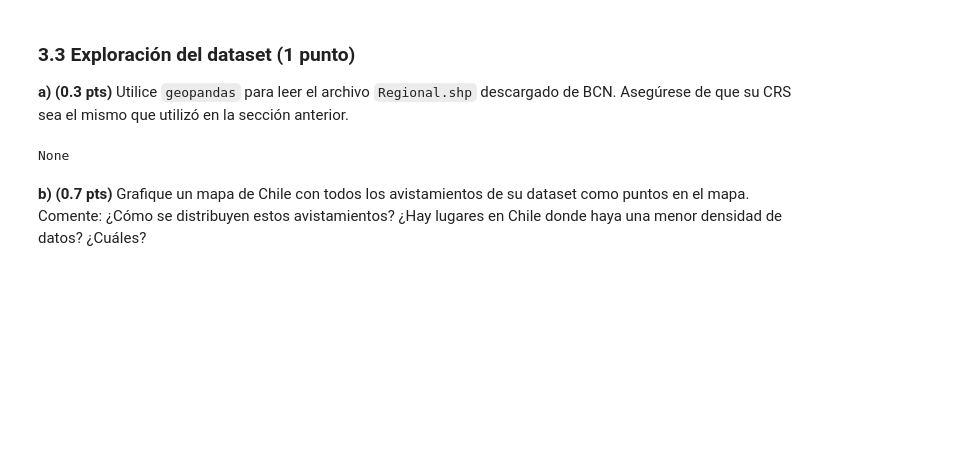
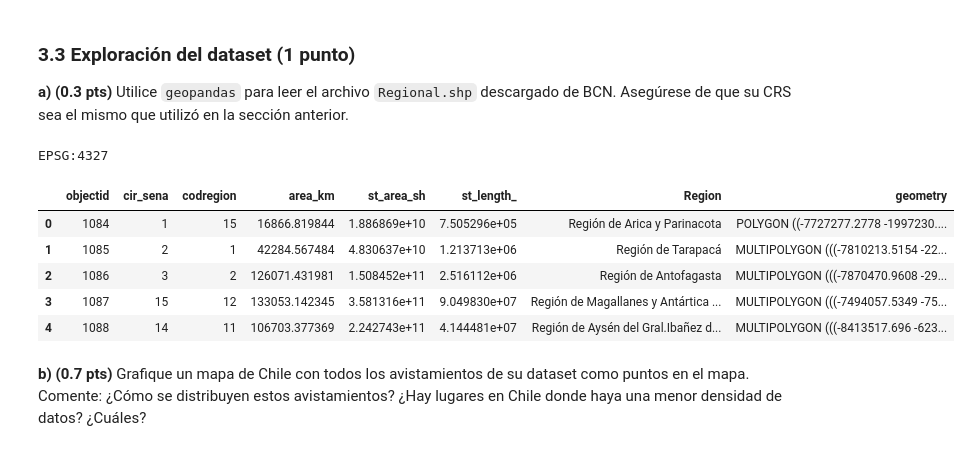
Before and after one commit to GadzuGB1991/IMT2200-Gaspar-Yanez, a Jupyter notebook: Tareas/Tarea 02/IMT2200-25s2 - Tarea 02.ipynb, the cells around one changed output. Saved outputs shown, nothing was run; the diff lists cells and outputs as text; code cells hidden in the pictures; blank space fills up the shorter version.

```diff
--- a/Tareas/Tarea 02/IMT2200-25s2 - Tarea 02.ipynb
+++ b/Tareas/Tarea 02/IMT2200-25s2 - Tarea 02.ipynb
@@ -237,12 +241,20 @@ POINT (-73.1131572 -40.585844)
 **a) (0.3 pts)** Utilice `geopandas` para leer el archivo `Regional.shp` descargado de BCN. Asegúrese de que su CRS sea el mismo que utilizó en la sección anterior.
 # %%
 # Respuesta
-gpdf = gpd.read_file('Regional.shp')
+fronteras = gpd.read_file('Regional.shp')
+fronteras = fronteras.set_crs("EPSG:4327")
 
-
-print(gpdf.crs)
+gdf = gdf.to_crs(fronteras.crs)
+print(fronteras.crs)
+fronteras.head()
 # %% [output]
-None
+EPSG:4327
+|  | objectid | cir_sena | codregion | area_km | st_area_sh | st_length_ | Region | geometry |
+| 0 | 1084 | 1 | 15 | 16866.819844 | 1.886869e+10 | 7.505296e+05 | Región de Arica y Parinacota | POLYGON ((-7727277.2778 -1997230.... |
+| 1 | 1085 | 2 | 1 | 42284.567484 | 4.830637e+10 | 1.213713e+06 | Región de Tarapacá | MULTIPOLYGON (((-7810213.5154 -22... |
+| 2 | 1086 | 3 | 2 | 126071.431981 | 1.508452e+11 | 2.516112e+06 | Región de Antofagasta | MULTIPOLYGON (((-7870470.9608 -29... |
+| 3 | 1087 | 15 | 12 | 133053.142345 | 3.581316e+11 | 9.049830e+07 | Región de Magallanes y Antártica ... | MULTIPOLYGON (((-7494057.5349 -75... |
+| 4 | 1088 | 14 | 11 | 106703.377369 | 2.242743e+11 | 4.144481e+07 | Región de Aysén del Gral.Ibañez d... | MULTIPOLYGON (((-8413517.696 -623... |
 # %% [markdown]
 **b) (0.7 pts)** Grafique un mapa de Chile con todos los avistamientos de su dataset como puntos en el mapa. Comente: ¿Cómo se distribuyen estos avistamientos? ¿Hay lugares en Chile donde haya una menor densidad de datos? ¿Cuáles?
 # %%
```
Also changed, not shown: parts of 6 cells of this notebook.
